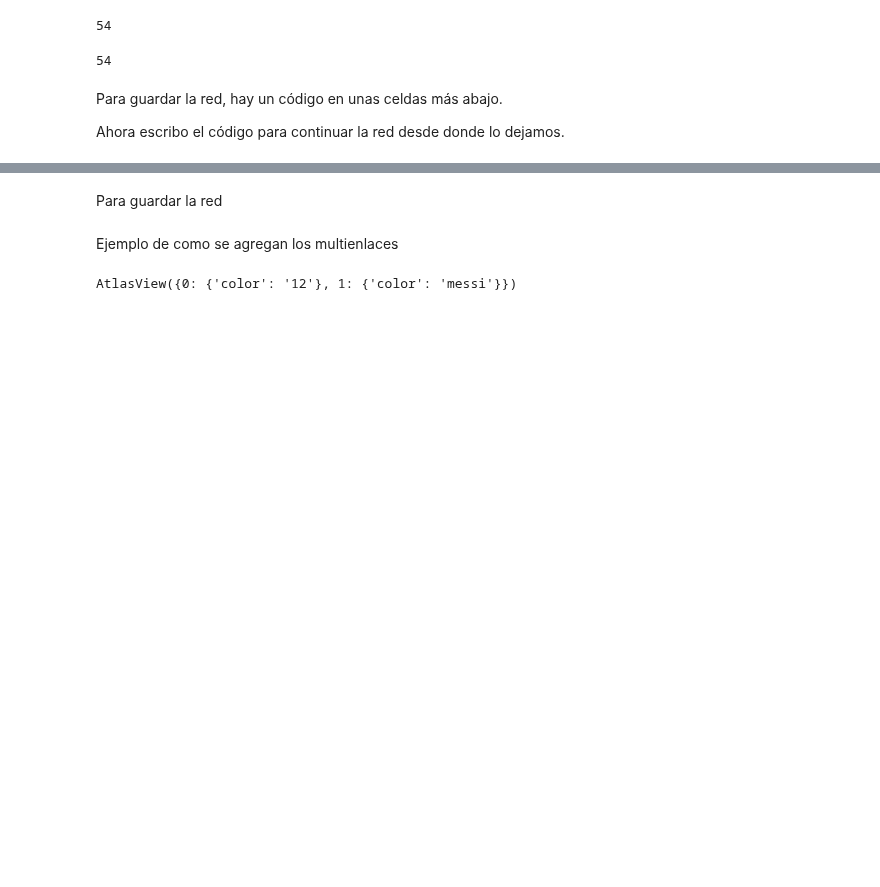
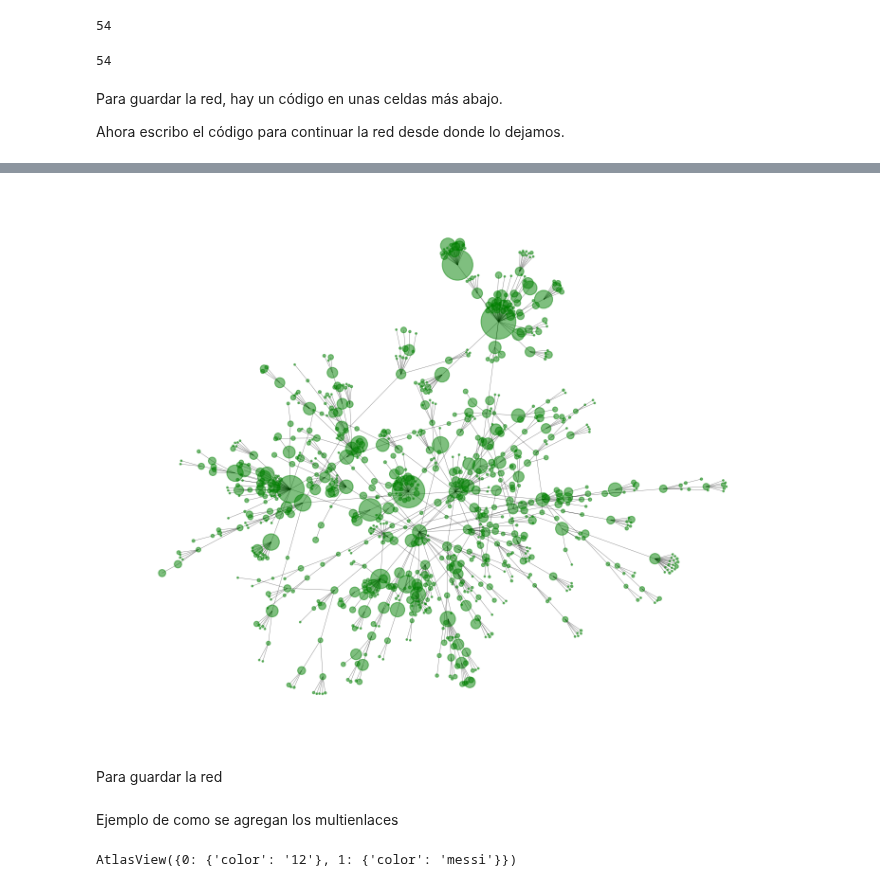
Before and after one commit to nwaehner/Redes-complejas, a Jupyter notebook: spotify_func.ipynb, the cells around one changed output, grey strips where cells are left out. Cells and saved outputs as stored; diff of their text form; code cells hidden in the pictures; blank space fills up the shorter version.

```diff
--- a/spotify_func.ipynb
+++ b/spotify_func.ipynb
@@ -323,7 +323,7 @@ Para guardar la red, hay un código en unas celdas más abajo.
 Ahora escribo el código para continuar la red desde donde lo dejamos.
 # %%
 # Indice inicial de la lista que vamos a recorrer
-i = 464 # ESTE ES EL ÚLTIMO. GUARDE VARIOS ANTES POR LAS DUDAS.
+i = 620 # ESTE ES EL ÚLTIMO. GUARDE VARIOS ANTES POR LAS DUDAS.
 
 # Cargamos el multigrafo
 with open(f"red_final_hasta_indice_{i}.gpickle", "rb") as f:
@@ -352,7 +352,7 @@ sp = spotipy.Spotify(client_credentials_manager=SpotifyClientCredentials(client_
 
 
 # Corremos un cierto tiempo
-minutos = 40
+minutos = 120
 tiempo_de_ejecucion = 60*minutos
 while time.time()-tiempo_inicial < tiempo_de_ejecucion:
     try:
@@ -499,3 +495,16 @@ nx.draw(G)#,with_labels = True)
+# %%
+grado = nx.degree(G) #Definimos el grado de la red
+lista_nodos = [v[0] for v in grado] # Definimos una lista con los nodos para pasarsela al gráfico junto al tamaño.
+tamaño_nodos = [v[1]*3 for v in grado] #definimos el tamaño del nodo como su grado por un factor 3 (factor decidido para mejorar la visualización)
+
+componentes =[G.subgraph(componente) for componente in sorted(nx.connected_components(G), key=len, reverse=True)]  # Ahora aplicamos el algoritmo a las no dirigidas
+arbol = nx.minimum_spanning_tree(G, algorithm='kruskal')
+
+plt.figure(figsize = (10,8))
+nx.draw(arbol,width = 0.4, alpha = 0.5, nodelist = lista_nodos,node_size=tamaño_nodos,node_color = 'g')
+plt.show()
+# %% [output]
+[figure, added]
 # %% [markdown]
 Para guardar la red
 # %%
```
Also changed, not shown: parts of 4 cells of this notebook, 21 other files.
